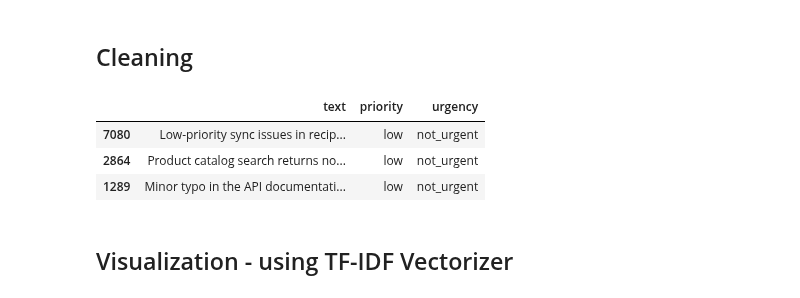
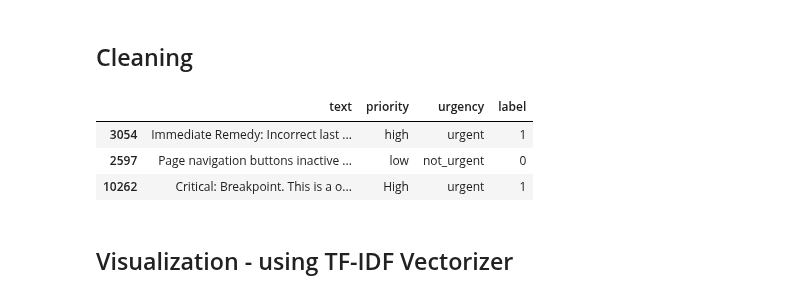
Before and after one commit to Kripa8702/Text-Classifier---Urgent-vs.-No-Urgent, a Jupyter notebook: analysis/ml_lifecycle.ipynb, the cells around one changed output. Saved outputs shown, nothing was run; the diff lists cells and outputs as text; code cells hidden in the pictures.

```diff
--- a/analysis/ml_lifecycle.ipynb
+++ b/analysis/ml_lifecycle.ipynb
@@ -59,16 +59,17 @@ dtype: int64
 # %%
 def clean_data(df):
     df = df[['processed_text', 'priority', 'urgency']]
     df = df.rename(columns={'processed_text': 'text'})
+    df['label'] = df['urgency'].apply(lambda x: 1 if x == 'urgent' else 0)
     return df
 
 df = clean_data(df)
 df.sample(3)
 # %% [output]
-|  | text | priority | urgency |
-| 7080 | Low-priority sync issues in recip... | low | not_urgent |
-| 2864 | Product catalog search returns no... | low | not_urgent |
-| 1289 | Minor typo in the API documentati... | low | not_urgent |
+|  | text | priority | urgency | label |
+| 3054 | Immediate Remedy: Incorrect last ... | high | urgent | 1 |
+| 2597 | Page navigation buttons inactive ... | low | not_urgent | 0 |
+| 10262 | Critical: Breakpoint. This is a o... | High | urgent | 1 |
 # %% [markdown]
 ## Visualization - using TF-IDF Vectorizer
 # %%
```
Also changed, not shown: parts of 30 cells of this notebook.
